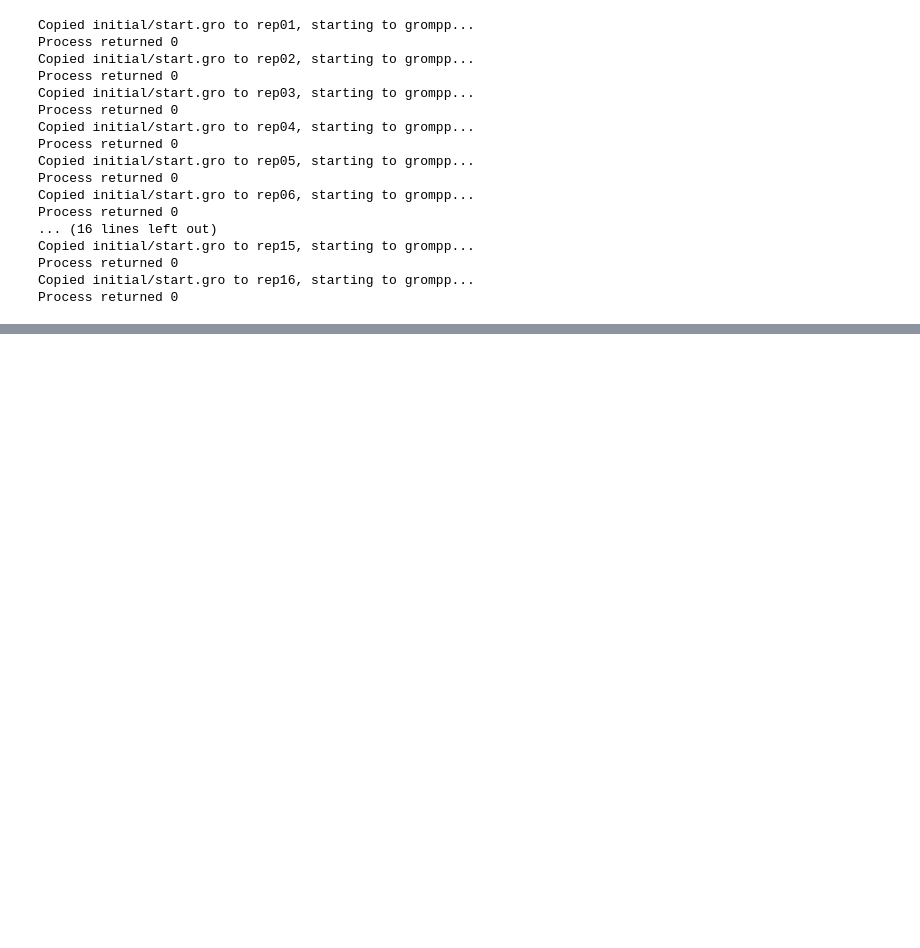
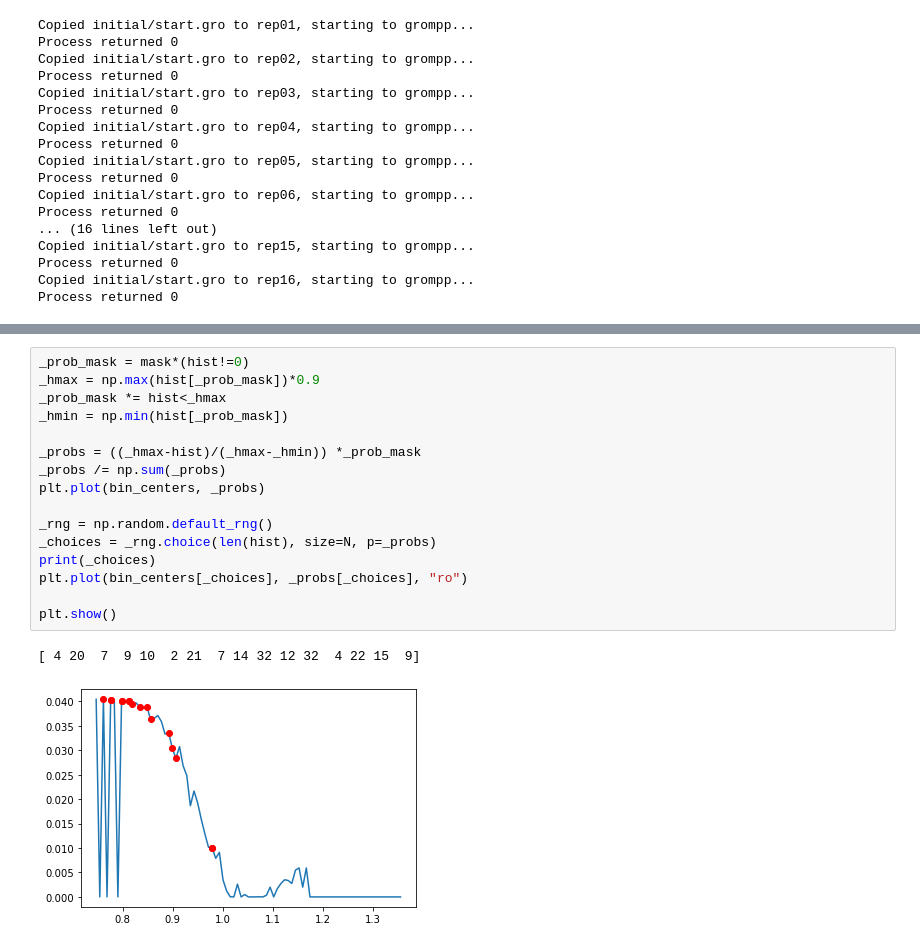
Before and after one commit to molecularmachinist/functional_sampling_tool, a Jupyter notebook: prod/autosampler_notebook.ipynb, the cells around one changed output, grey strips where cells are left out. Drawn from its saved outputs; the diff is of its cells as text; blank space fills up the shorter version.

```diff
--- a/prod/autosampler_notebook.ipynb
+++ b/prod/autosampler_notebook.ipynb
@@ -200,0 +282,19 @@ plt.show()
+# %%
+_prob_mask = mask*(hist!=0)
+_hmax = np.max(hist[_prob_mask])*0.9
+_prob_mask *= hist<_hmax
+_hmin = np.min(hist[_prob_mask])
+
+_probs = ((_hmax-hist)/(_hmax-_hmin)) *_prob_mask
+_probs /= np.sum(_probs)
+plt.plot(bin_centers, _probs)
+
+_rng = np.random.default_rng()
+_choices = _rng.choice(len(hist), size=N, p=_probs)
+print(_choices)
+plt.plot(bin_centers[_choices], _probs[_choices], "ro")
+
+plt.show()
+# %% [output]
+[ 4 20  7  9 10  2 21  7 14 32 12 32  4 22 15  9]
+[figure, added]
```
Also changed, not shown: parts of 10 cells of this notebook.
